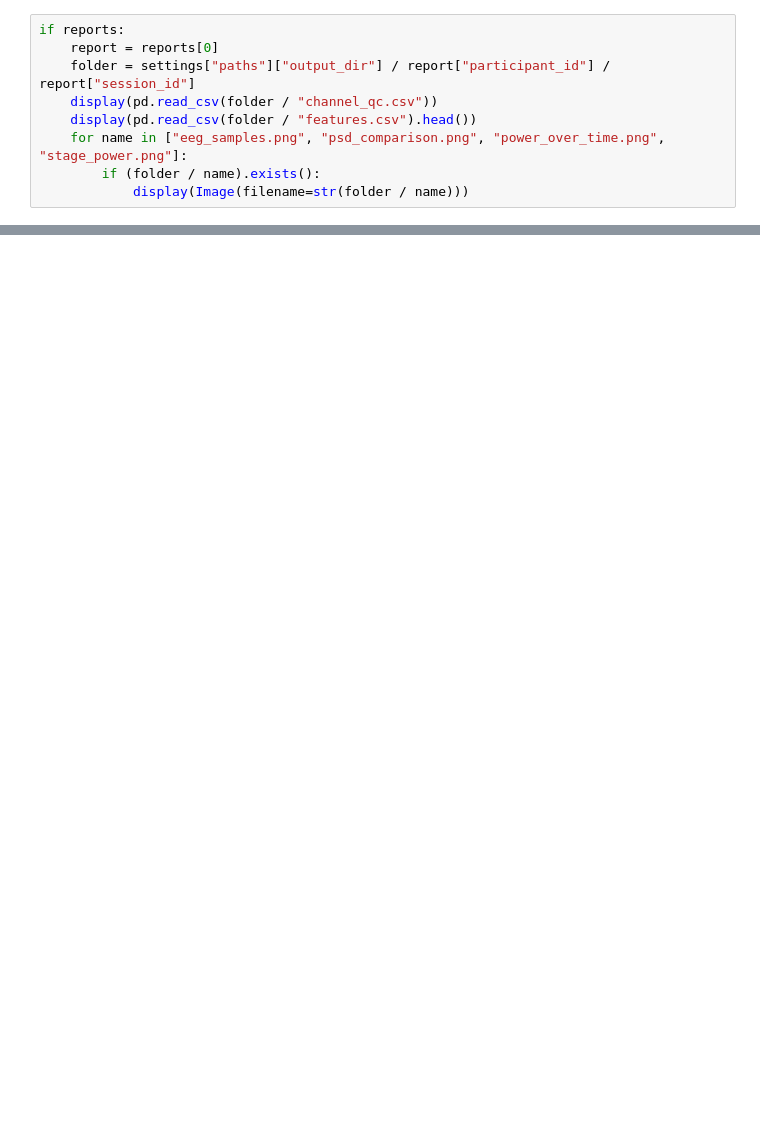
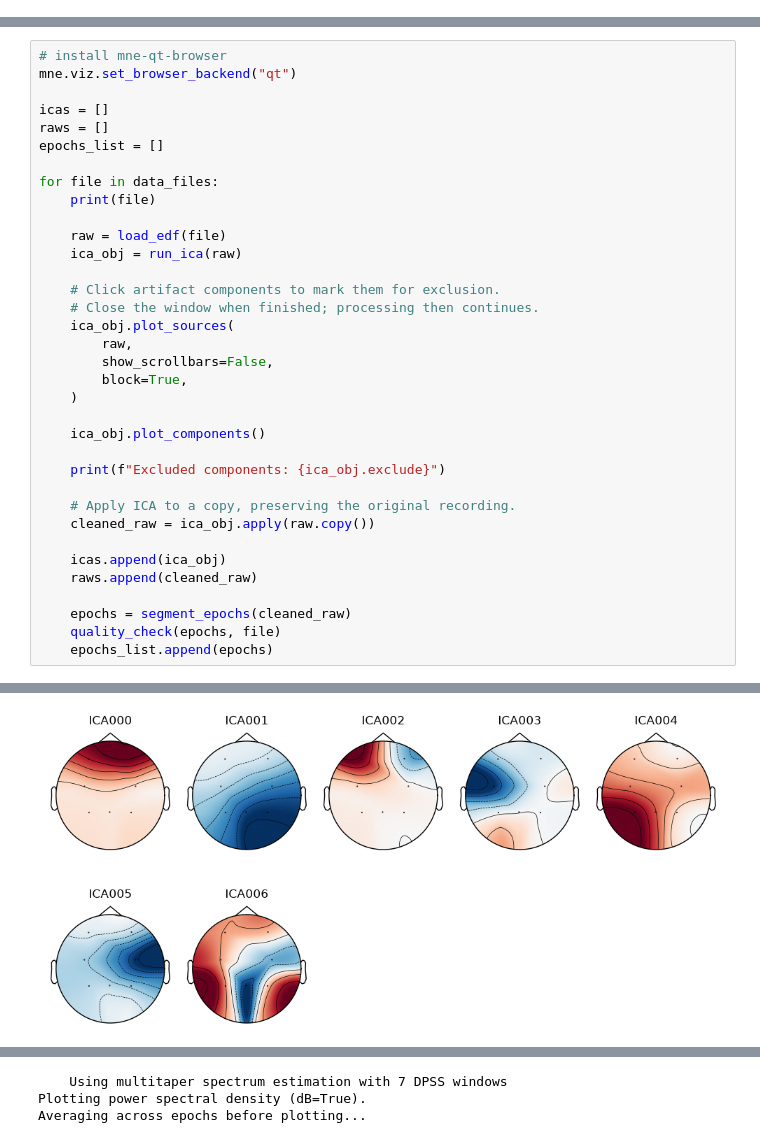
Before and after one commit to a-myli/meditation, a Jupyter notebook: Meditation_processing.ipynb, the cells around one changed output, grey strips where cells are left out. Drawn from its saved outputs; the diff is of its cells as text; blank space fills up the shorter version.

```diff
--- a/Meditation_processing.ipynb
+++ b/Meditation_processing.ipynb
@@ -45,9 +0,0 @@ Open each session's `qc.json` for acquisition metadata, stage provenance, annota
-# %%
-if reports:
-    report = reports[0]
-    folder = settings["paths"]["output_dir"] / report["participant_id"] / report["session_id"]
-    display(pd.read_csv(folder / "channel_qc.csv"))
-    display(pd.read_csv(folder / "features.csv").head())
-    for name in ["eeg_samples.png", "psd_comparison.png", "power_over_time.png", "stage_power.png"]:
-        if (folder / name).exists():
-            display(Image(filename=str(folder / name)))
@@ -53,0 +293,36 @@ if reports:
+# %%
+# install mne-qt-browser
+mne.viz.set_browser_backend("qt")
+
+icas = []
+raws = []
+epochs_list = []
+
+for file in data_files:
+    print(file)
+
+    raw = load_edf(file)
+    ica_obj = run_ica(raw)
+
+    # Click artifact components to mark them for exclusion.
+    # Close the window when finished; processing then continues.
+    ica_obj.plot_sources(
+        raw,
+        show_scrollbars=False,
+        block=True,
+    )
+
+    ica_obj.plot_components()
+
+    print(f"Excluded components: {ica_obj.exclude}")
+
+    # Apply ICA to a copy, preserving the original recording.
+    cleaned_raw = ica_obj.apply(raw.copy())
+
+    icas.append(ica_obj)
+    raws.append(cleaned_raw)
+
+    epochs = segment_epochs(cleaned_raw)
+    quality_check(epochs, file)
+    epochs_list.append(epochs)
+# %% [output]
@@ -53,0 +346 @@ if reports:
+[figure, added]
@@ -53,0 +365,3 @@ if reports:
+    Using multitaper spectrum estimation with 7 DPSS windows
+Plotting power spectral density (dB=True).
+Averaging across epochs before plotting...
```
Also changed, not shown: parts of 12 cells of this notebook.
